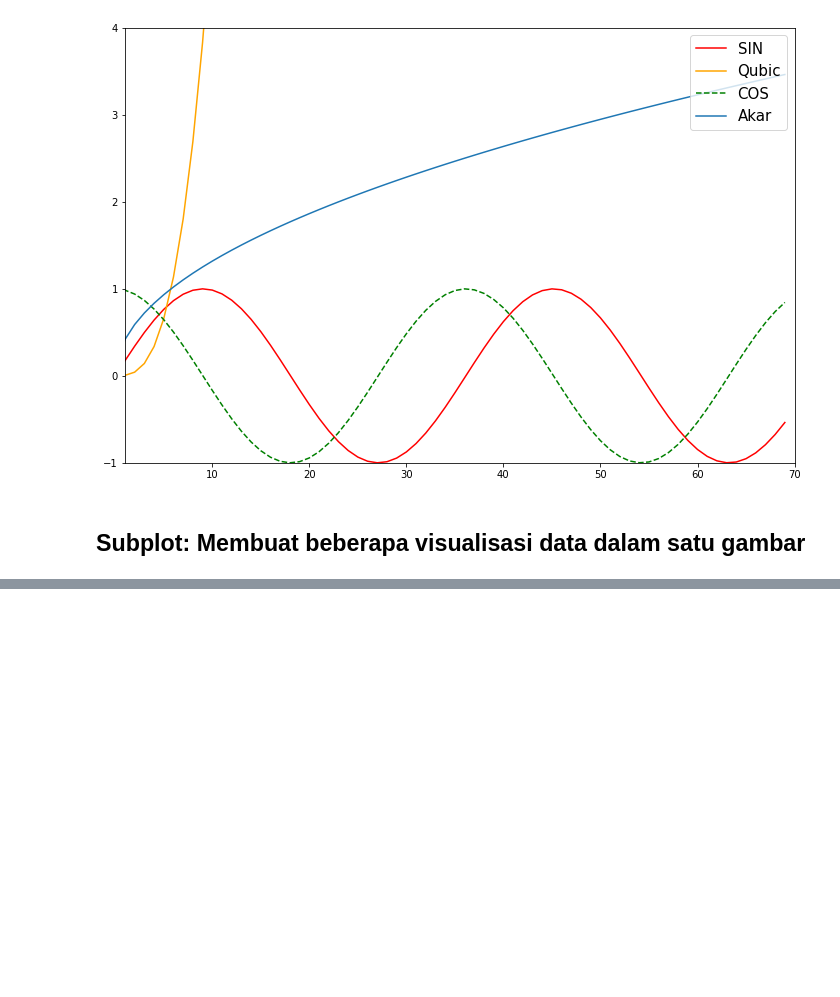
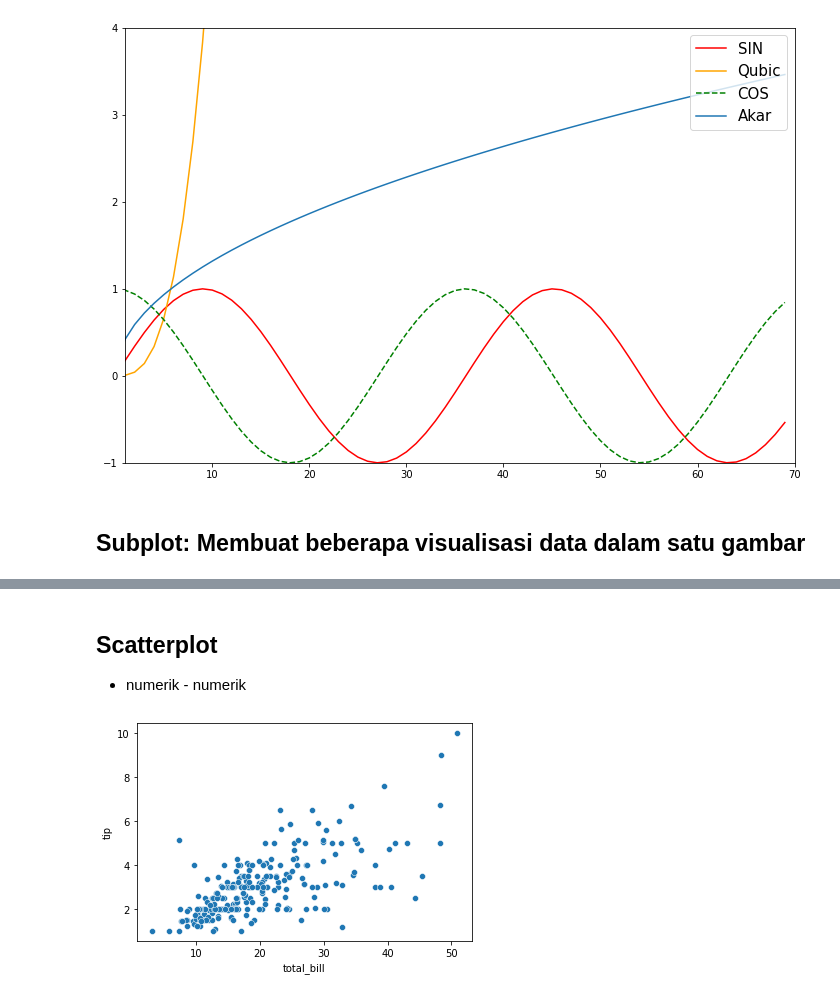
Before and after one commit to rasyidev/devalopa-class, a Jupyter notebook: Minggu-4/Visualisasi Data.ipynb, the cells around one changed output, grey strips where cells are left out. Drawn from its saved outputs; the diff is of its cells as text; code cells hidden in the pictures; blank space fills up the shorter version.

```diff
--- a/Minggu-4/Visualisasi Data.ipynb
+++ b/Minggu-4/Visualisasi Data.ipynb
@@ -89 +95,4 @@ plt.show()
 ## Membuat Visualisasi Data Dengan Seaborn
+# %%
+df = sns.load_dataset('tips')
+df.head()
@@ -89,0 +117,7 @@ plt.show()
+# %% [markdown]
+## Scatterplot
+- numerik - numerik
+# %%
+sns.scatterplot(x=df.total_bill, y=df.tip);
+# %% [output]
+[figure, added]
```
Also changed, not shown: parts of 8 cells of this notebook.
